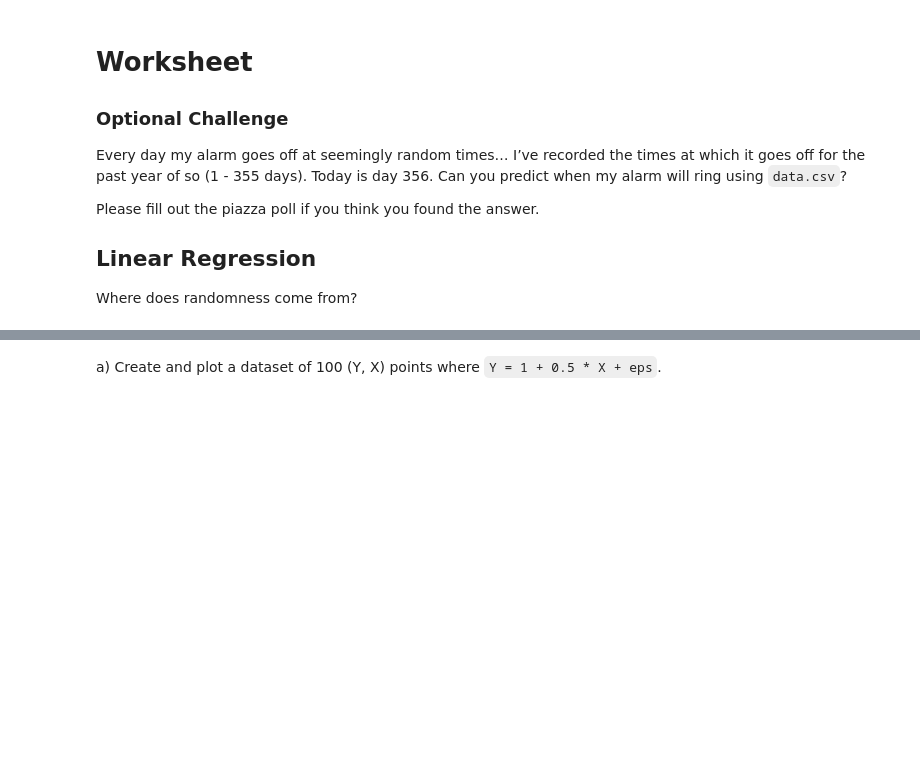
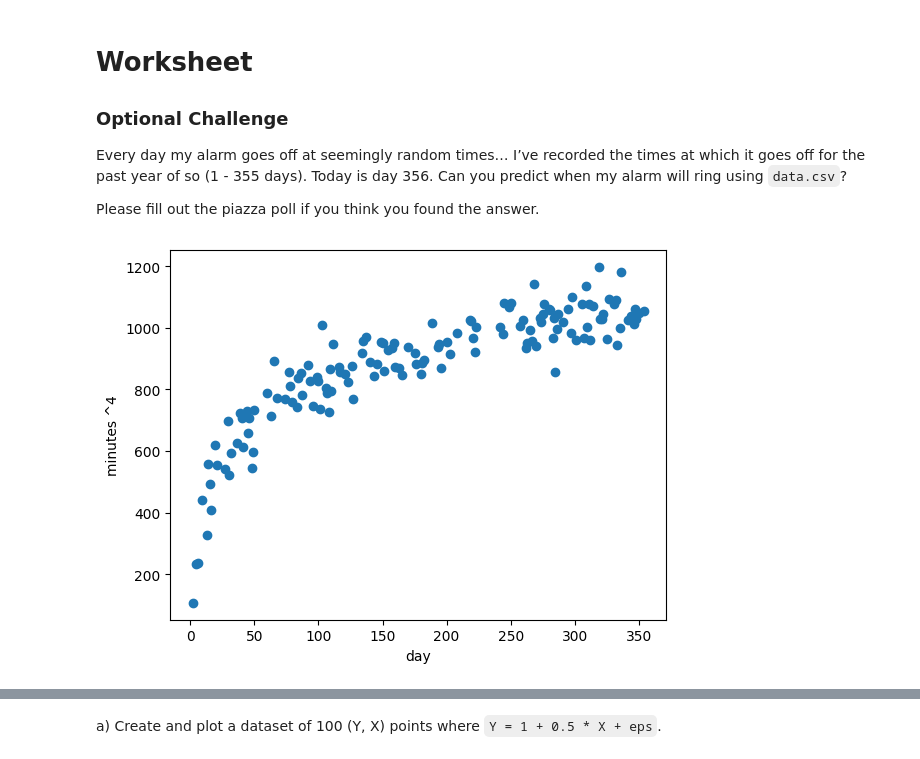
Before and after one commit to gallettilance/CS506-Fall2024, a Jupyter notebook: lecture_14/worksheet_14.ipynb, the cells around one changed output, grey strips where cells are left out. Saved outputs shown, nothing was run; the diff lists cells and outputs as text; code cells hidden in the pictures; blank space fills up the shorter version.

```diff
--- a/lecture_14/worksheet_14.ipynb
+++ b/lecture_14/worksheet_14.ipynb
@@ -6,7 +6,3 @@
 Every day my alarm goes off at seemingly random times… I’ve recorded the times at which it goes off for the past year of so (1 - 355 days). Today is day 356. Can you predict when my alarm will ring using `data.csv`?
 
 Please fill out the piazza poll if you think you found the answer.
-
-## Linear Regression
-
-Where does randomness come from?
@@ -12,0 +14,16 @@ Where does randomness come from?
+# %%
+df = pd.read_csv("data.csv")
+# %%
+def time_to_minutes(time):
+    factors = (60, 1, 1/60)
+    t1 = sum(i*j for i, j in zip(map(int, time.split(':')), factors))
+    return t1
+# %%
+df['minutes'] = df['alarm (%H:%M:%S)'].apply(time_to_minutes)
+# %%
+plt.scatter(df['day'], (df['minutes']))
+plt.xlabel("day")
+plt.ylabel("minutes ^4")
+plt.show()
+# %% [output]
+[figure, added]
```
Also changed, not shown: parts of 12 cells of this notebook.
